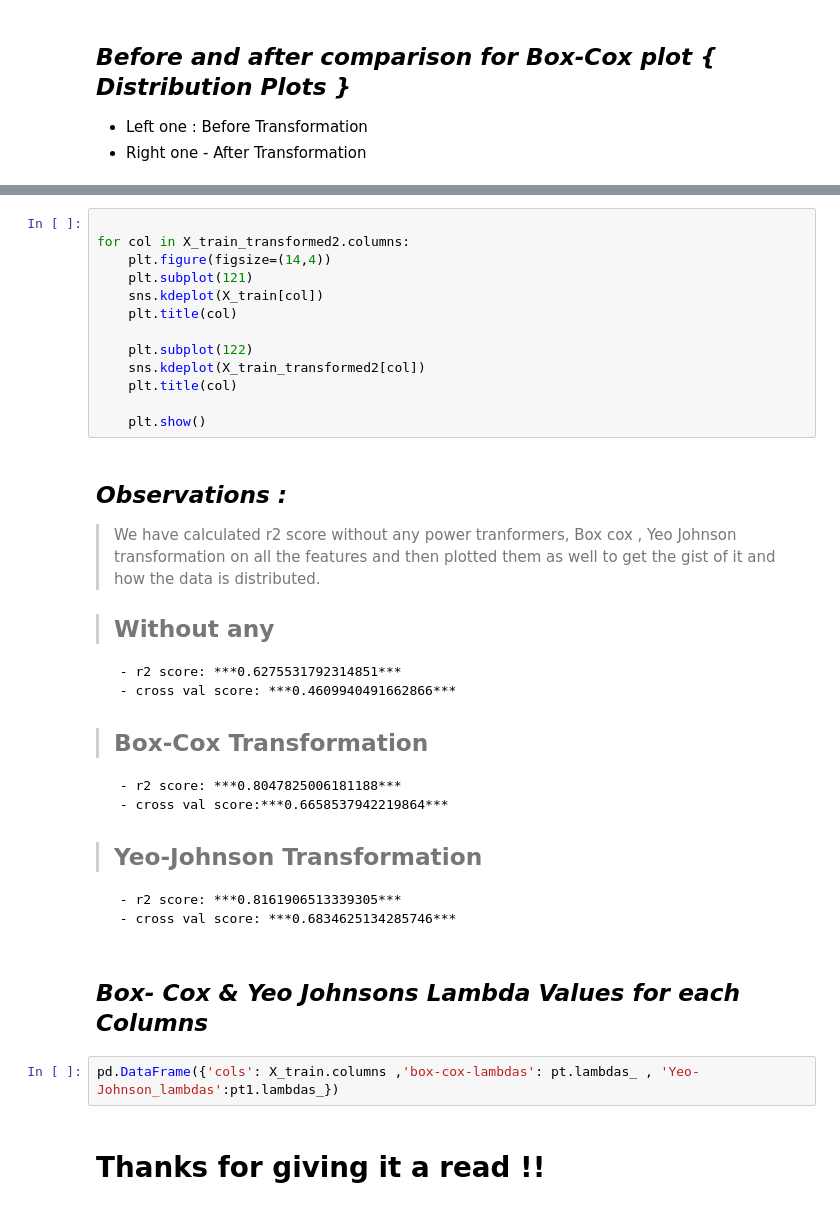
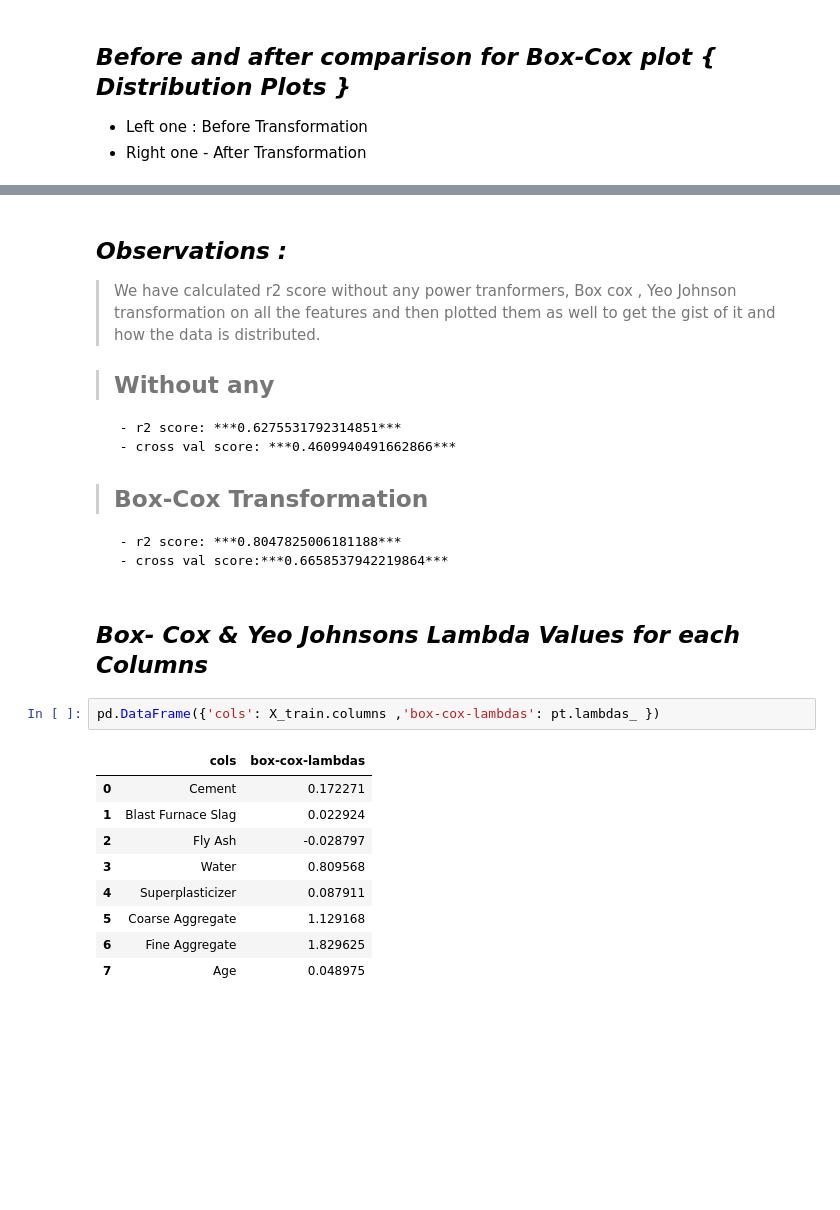
Before and after one commit to Reserted/Project-Notebooks, a Jupyter notebook: power-transformers.ipynb, the cells around one changed output, grey strips where cells are left out. Cells and saved outputs as stored; diff of their text form; blank space fills up the shorter version.

```diff
--- a/power-transformers.ipynb
+++ b/power-transformers.ipynb
@@ -147,16 +204,3 @@ X_test_transformed2 = pd.DataFrame(X_test_transformed2 ,columns=X_test.columns)
-# %%
-
-for col in X_train_transformed2.columns:
-    plt.figure(figsize=(14,4))
-    plt.subplot(121)
-    sns.kdeplot(X_train[col])
-    plt.title(col)
-
-    plt.subplot(122)
-    sns.kdeplot(X_train_transformed2[col])
-    plt.title(col)
-
-    plt.show()
 # %% [markdown]
 ## ***Observations :***
 > We have calculated r2 score without any power tranformers, Box cox , Yeo Johnson transformation on all the features and then plotted them as well to get the gist of it and how the data is distributed.
@@ -167,12 +211,17 @@ for col in X_train_transformed2.columns:
 >## Box-Cox Transformation
      - r2 score: ***0.8047825006181188***
      - cross val score:***0.6658537942219864***
->## Yeo-Johnson Transformation
-     - r2 score: ***0.8161906513339305***
-     - cross val score: ***0.6834625134285746***
 # %% [markdown]
 ## ***Box- Cox & Yeo Johnsons Lambda Values for each Columns***
 # %%
-pd.DataFrame({'cols': X_train.columns ,'box-cox-lambdas': pt.lambdas_ , 'Yeo-Johnson_lambdas':pt1.lambdas_})
+pd.DataFrame({'cols': X_train.columns ,'box-cox-lambdas': pt.lambdas_ })
+# %% [output]
+|  | cols | box-cox-lambdas |
+| 0 | Cement | 0.172271 |
+| 1 | Blast Furnace Slag | 0.022924 |
+| 2 | Fly Ash | -0.028797 |
+| 3 | Water | 0.809568 |
+| 4 | Superplasticizer | 0.087911 |
+| 5 | Coarse Aggregate | 1.129168 |
+| 6 | Fine Aggregate | 1.829625 |
+| 7 | Age | 0.048975 |
-# %% [markdown]
-# Thanks for giving it a read !!
```
Also changed, not shown: parts of 19 cells of this notebook.
